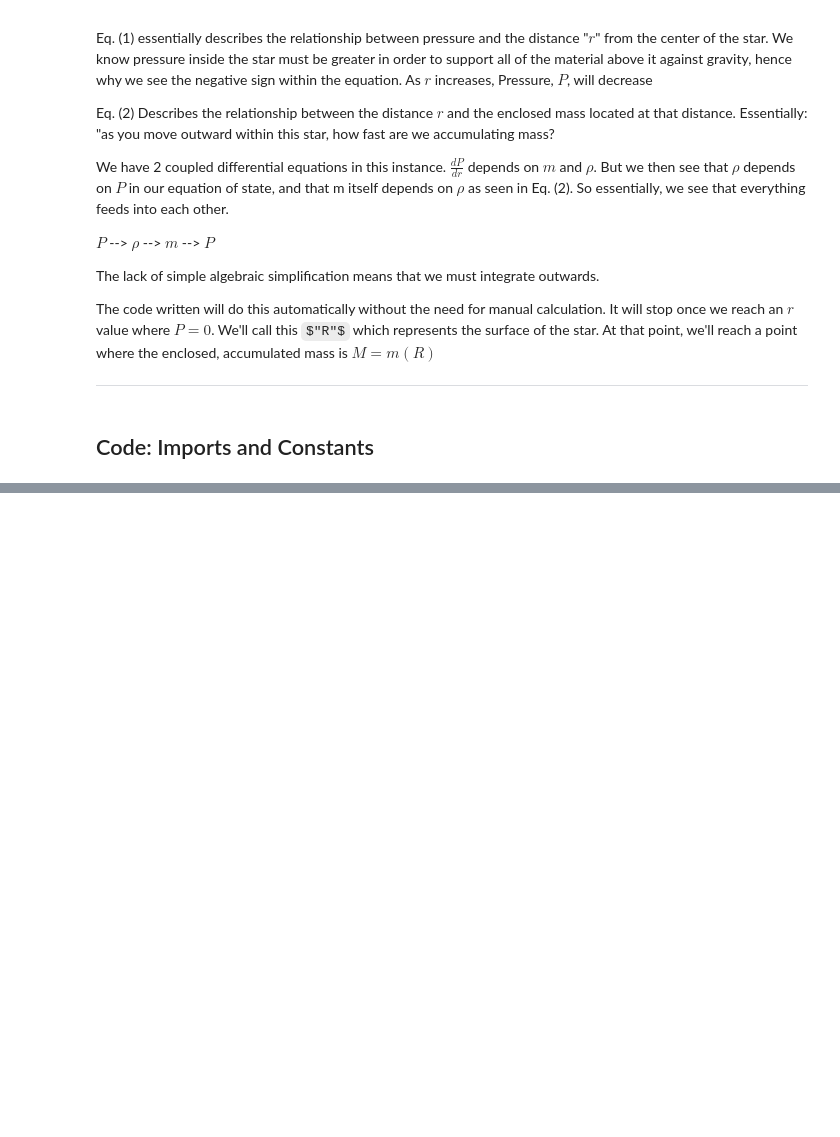
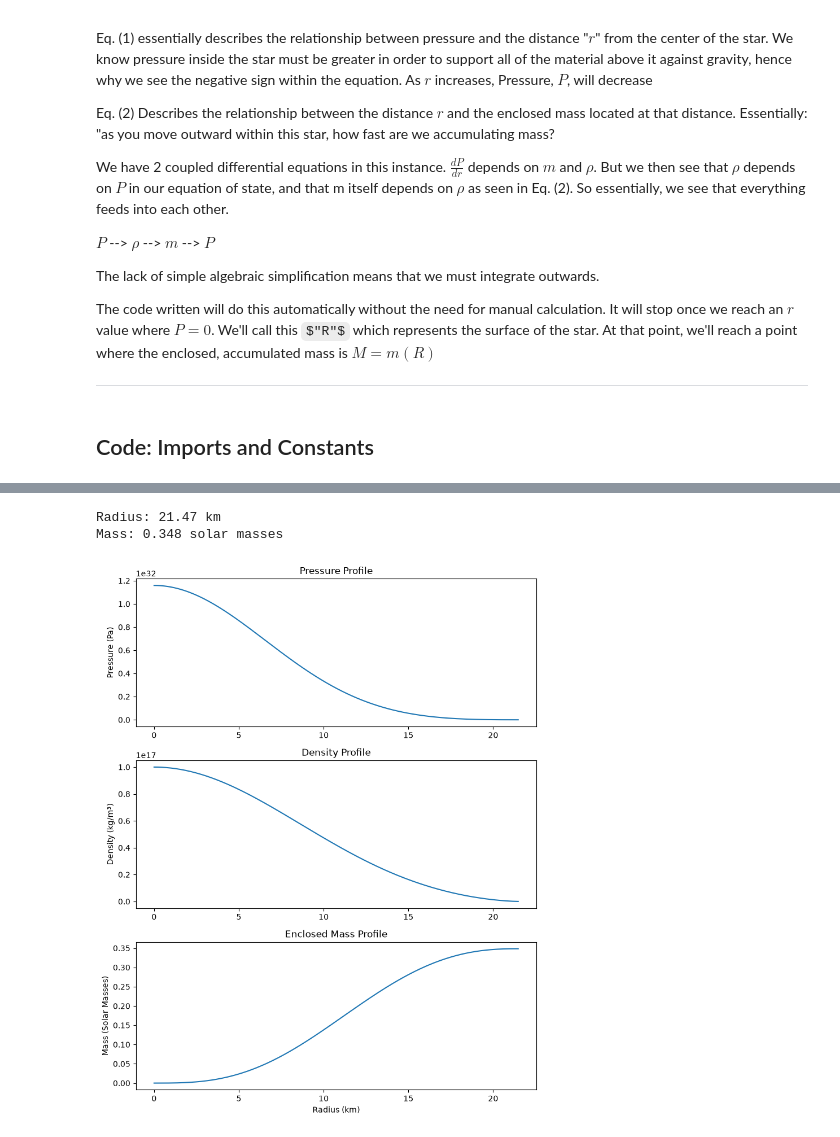
Before and after one commit to psoni1711/Neutron-Star-Structure, a Jupyter notebook: NewtonianMath_NeutronStars.ipynb, the cells around one changed output, grey strips where cells are left out. Drawn from its saved outputs; the diff is of its cells as text; code cells hidden in the pictures; some formulas as TeX source; blank space fills up the shorter version.

Commit message:
Newtonian - Graphs complete

```diff
--- a/NewtonianMath_NeutronStars.ipynb
+++ b/NewtonianMath_NeutronStars.ipynb
@@ -153,13 +153,13 @@ the value of K is: 21518.283
 # %%
 # Inverting the EOS:
 def density(P):
-    return (P / K)**(1/gamma)
+    return (max(P, 0) / K)**(1/gamma)
 
 # Writing the ODE system solver now:
 def stellar_structure(r, y):
     P, m = y
 
-    rho = density(P)
+    rho = density(max(P, 0))
 
     dPdr = -G*m*rho/r**2
     dmdr = 4*np.pi*r**2*rho
@@ -167,0 +184,54 @@ def stellar_structure(r, y):
+# %%
+def surface(r, y):
+    return y[0]
+
+surface.terminal = True
+surface.direction = -1
+# %%
+sol = solve_ivp(stellar_structure, (r0, 1e6), y0, events=surface, max_step=100, rtol=1e-8, atol=[P0*1e-11, 1e15])
+# %%
+if sol.status == 1:
+    R = sol.t_events[0][0]
+    M = sol.y_events[0][0][1]
+
+    print(f"Radius: {R/km:.2f} km")
+    print(f"Mass: {M/M_sun:.3f} solar masses")
+else:
+    print(sol.message)
+# %% [output]
+Radius: 21.47 km
+Mass: 0.348 solar masses
+# %%
+# Extracting the numerical solution
+r = sol.t
+P = sol.y[0]
+m = sol.y[1]
+
+# Calculating density from pressure
+rho = np.array([density(p) for p in P])
+# %%
+# Let's plot the results now!
+
+fig, axes = plt.subplots(3, 1, figsize=(8, 10))
+
+# Pressure
+axes[0].plot(r/km, P)
+axes[0].set_ylabel("Pressure (Pa)")
+axes[0].set_title("Pressure Profile")
+
+# Density
+axes[1].plot(r/km, rho)
+axes[1].set_ylabel("Density (kg/m³)")
+axes[1].set_title("Density Profile")
+
+# Enclosed mass
+axes[2].plot(r/km, m/M_sun)
+axes[2].set_ylabel("Mass (Solar Masses)")
+axes[2].set_title("Enclosed Mass Profile")
+
+axes[2].set_xlabel("Radius (km)")
+
+plt.tight_layout()
+plt.show()
+# %% [output]
+[figure, added]
```
Also changed, not shown: parts of 5 cells of this notebook.
